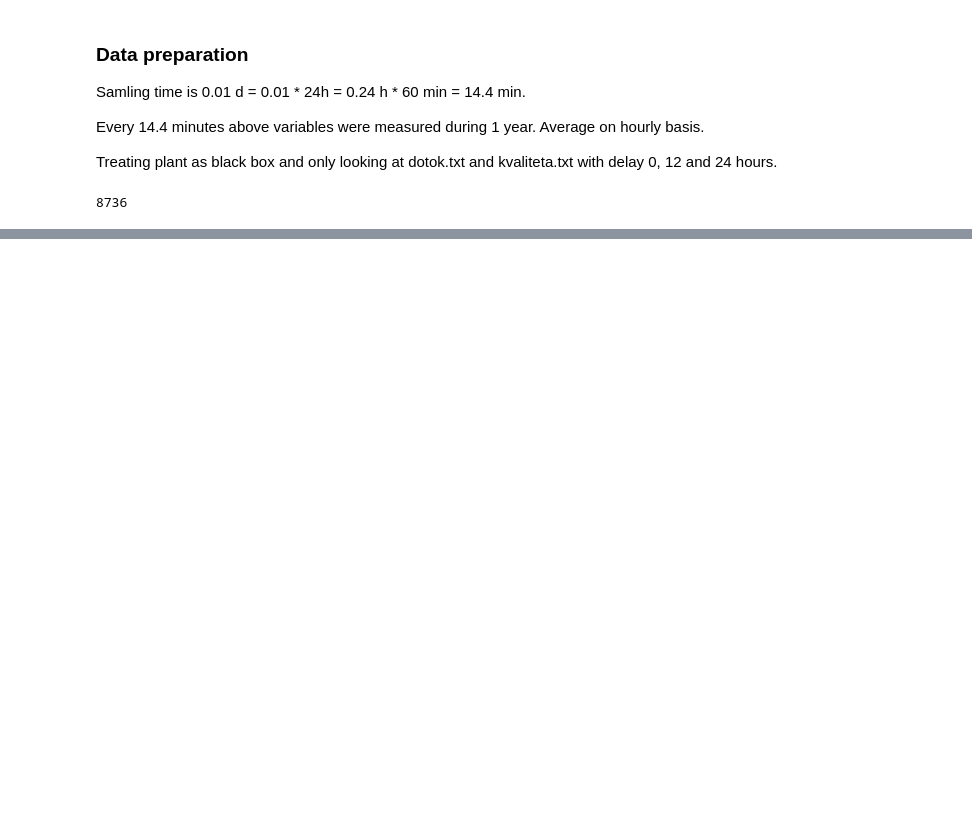
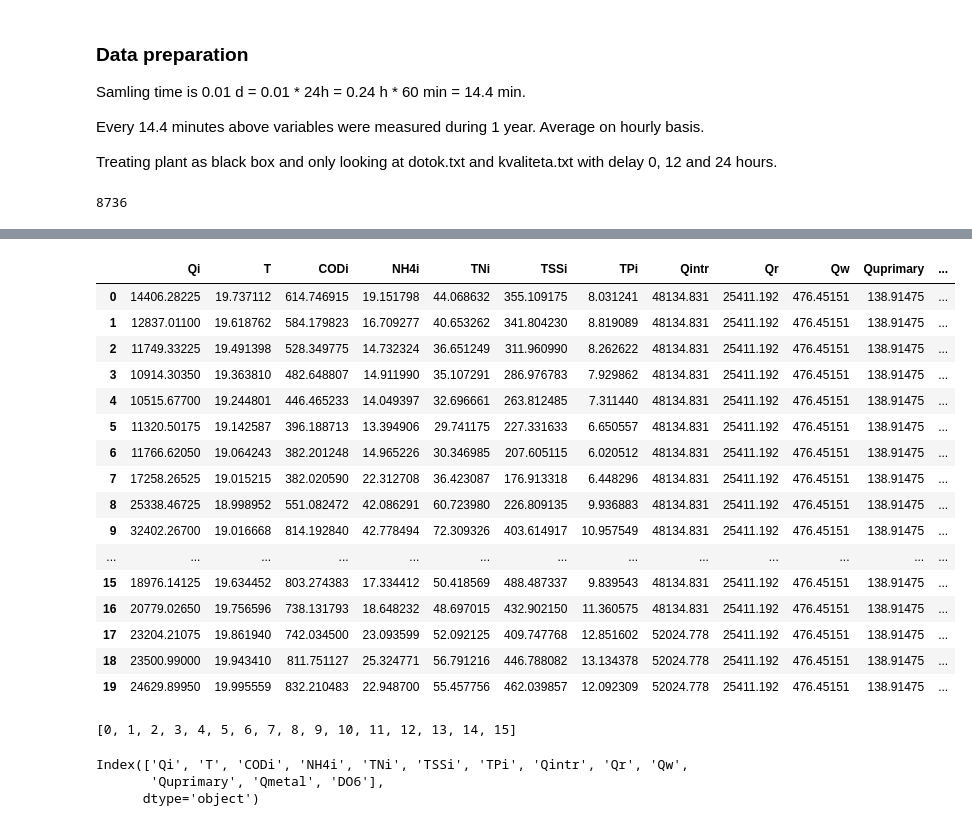
Before and after one commit to lanadominkovic/water-plant-analysis, a Jupyter notebook: wwtp_analysis.ipynb, the cells around one changed output, grey strips where cells are left out. Drawn from its saved outputs; the diff is of its cells as text; code cells hidden in the pictures; blank space fills up the shorter version.

````diff
--- a/wwtp_analysis.ipynb
+++ b/wwtp_analysis.ipynb
@@ -98,7 +134,7 @@ df_outflow
 EQI effluent quality
 ```
 # %%
-df_quality = pd.read_csv('data/kvaliteta.txt', sep="   ", header=None, engine="python")
+df_quality = pd.read_csv('signali3/kvaliteta.txt', sep="   ", header=None, engine="python")
 df_quality.columns = ['t', 'EQI']
 df_quality.set_index('t', inplace=True)
 # %% [markdown]
@@ -288,0 +205,6 @@ print(r2)
+# %%
+# consider only these features
+features = ['Qi', 'T', 'CODi', 'NH4i', 'TNi', 'TSSi', 'TPi', 'Qintr', 'Qr', 'Qw', 'Quprimary', 'Qmetal', 'DO6', 'OCI', 'EQI_original']
+# %%
+df = df_hourly[features]
+df
@@ -288,0 +225,33 @@ print(r2)
+# %%
+df = df.rename(columns={'EQI_original': 'EQI'})
+df.head(20)
+# %% [output]
+|  | Qi | T | CODi | NH4i | TNi | TSSi | TPi | Qintr | Qr | Qw | Quprimary | ... |
+| 0 | 14406.28225 | 19.737112 | 614.746915 | 19.151798 | 44.068632 | 355.109175 | 8.031241 | 48134.831 | 25411.192 | 476.45151 | 138.91475 | ... |
+| 1 | 12837.01100 | 19.618762 | 584.179823 | 16.709277 | 40.653262 | 341.804230 | 8.819089 | 48134.831 | 25411.192 | 476.45151 | 138.91475 | ... |
+| 2 | 11749.33225 | 19.491398 | 528.349775 | 14.732324 | 36.651249 | 311.960990 | 8.262622 | 48134.831 | 25411.192 | 476.45151 | 138.91475 | ... |
+| 3 | 10914.30350 | 19.363810 | 482.648807 | 14.911990 | 35.107291 | 286.976783 | 7.929862 | 48134.831 | 25411.192 | 476.45151 | 138.91475 | ... |
+| 4 | 10515.67700 | 19.244801 | 446.465233 | 14.049397 | 32.696661 | 263.812485 | 7.311440 | 48134.831 | 25411.192 | 476.45151 | 138.91475 | ... |
+| 5 | 11320.50175 | 19.142587 | 396.188713 | 13.394906 | 29.741175 | 227.331633 | 6.650557 | 48134.831 | 25411.192 | 476.45151 | 138.91475 | ... |
+| 6 | 11766.62050 | 19.064243 | 382.201248 | 14.965226 | 30.346985 | 207.605115 | 6.020512 | 48134.831 | 25411.192 | 476.45151 | 138.91475 | ... |
+| 7 | 17258.26525 | 19.015215 | 382.020590 | 22.312708 | 36.423087 | 176.913318 | 6.448296 | 48134.831 | 25411.192 | 476.45151 | 138.91475 | ... |
+| 8 | 25338.46725 | 18.998952 | 551.082472 | 42.086291 | 60.723980 | 226.809135 | 9.936883 | 48134.831 | 25411.192 | 476.45151 | 138.91475 | ... |
+| 9 | 32402.26700 | 19.016668 | 814.192840 | 42.778494 | 72.309326 | 403.614917 | 10.957549 | 48134.831 | 25411.192 | 476.45151 | 138.91475 | ... |
+| ... | ... | ... | ... | ... | ... | ... | ... | ... | ... | ... | ... | ... |
+| 15 | 18976.14125 | 19.634452 | 803.274383 | 17.334412 | 50.418569 | 488.487337 | 9.839543 | 48134.831 | 25411.192 | 476.45151 | 138.91475 | ... |
+| 16 | 20779.02650 | 19.756596 | 738.131793 | 18.648232 | 48.697015 | 432.902150 | 11.360575 | 48134.831 | 25411.192 | 476.45151 | 138.91475 | ... |
+| 17 | 23204.21075 | 19.861940 | 742.034500 | 23.093599 | 52.092125 | 409.747768 | 12.851602 | 52024.778 | 25411.192 | 476.45151 | 138.91475 | ... |
+| 18 | 23500.99000 | 19.943410 | 811.751127 | 25.324771 | 56.791216 | 446.788082 | 13.134378 | 52024.778 | 25411.192 | 476.45151 | 138.91475 | ... |
+| 19 | 24629.89950 | 19.995559 | 832.210483 | 22.948700 | 55.457756 | 462.039857 | 12.092309 | 52024.778 | 25411.192 | 476.45151 | 138.91475 | ... |
+# %%
+time_lags = range(0, 16)
+list(time_lags)
+# %% [output]
+[0, 1, 2, 3, 4, 5, 6, 7, 8, 9, 10, 11, 12, 13, 14, 15]
+# %%
+input_variables = df.columns.drop(['EQI', 'OCI'])
+input_variables
+# %% [output]
+Index(['Qi', 'T', 'CODi', 'NH4i', 'TNi', 'TSSi', 'TPi', 'Qintr', 'Qr', 'Qw',
+       'Quprimary', 'Qmetal', 'DO6'],
+      dtype='object')
````
Also changed, not shown: parts of 42 cells of this notebook.
